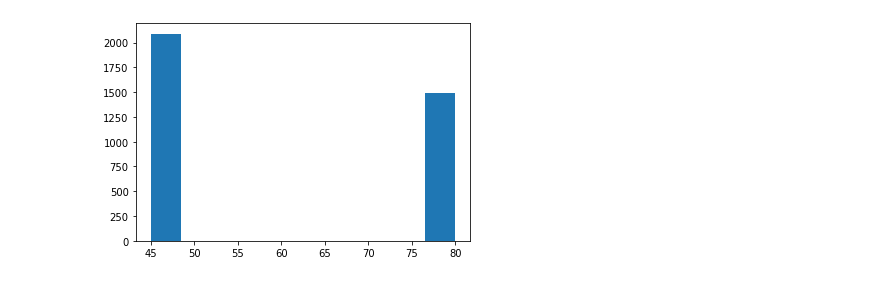
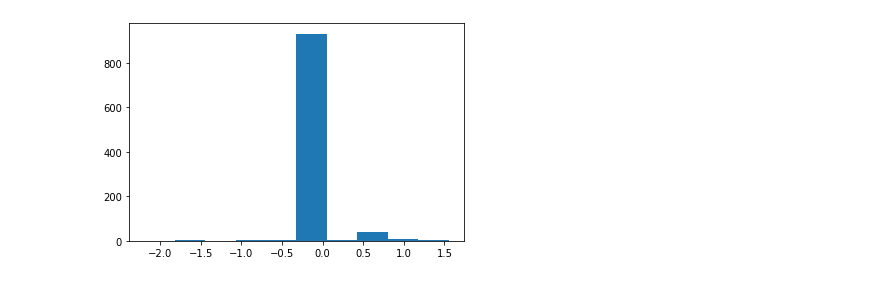
Before and after one commit to nsmith-/boostedhiggs, a Jupyter notebook: binder/checkvariables.ipynb, the cells around one changed output. Saved outputs shown, nothing was run; the diff lists cells and outputs as text; code cells hidden in the pictures.

```diff
--- a/binder/checkvariables.ipynb
+++ b/binder/checkvariables.ipynb
@@ -16,18 +93,18 @@ events = buildevents(df)
 # %%
-leadingmuon = events.muons.pad(1, clip=True).flatten()
-leadingjet = events.fatjets.pad(1, clip=True).flatten()
-met = events.met
+leadingmuon = events.Muon.pad(1, clip=True).flatten()
+leadingjet = events.FatJet.pad(1, clip=True).flatten()
+met = events.MET
 # %%
 from uproot_methods import TLorentzVectorArray
 # %%
 joffshell = leadingjet.msoftdrop < 125/2  # halfway point between offshell and onshell W
 massassumption = 80.*joffshell + (125 - 80.)*~joffshell
-x = massassumption**2/(2*leadingmuon.p4.pt*met.rho) + np.cos(leadingmuon.p4.phi - met.phi)
+x = massassumption**2/(2*leadingmuon.pt*met.rho) + np.cos(leadingmuon.phi - met.phi)
 met_eta = (
-    (x < 1)*np.arcsinh(x*np.sinh(leadingmuon.p4.eta))
+    (x < 1)*np.arcsinh(x*np.sinh(leadingmuon.eta))
     + (x > 1)*(
-        leadingmuon.p4.eta
-        - np.sign(leadingmuon.p4.eta)*np.arccosh(leadingmuon.p4.eta)
+        leadingmuon.eta
+        - np.sign(leadingmuon.eta)*np.arccosh(leadingmuon.eta)
     )
 )
 met_p4 = TLorentzVectorArray.from_ptetaphim(met.rho, met_eta.fillna(0.), met.phi, np.zeros(met.size))
@@ -38,5 +115,5 @@ leadingmuon
-# %%
-plt.hist(massassumption.fillna(np.nan));
-# %% [output]
-[figure, removed]
+# %%
+plt.hist(met_p4.eta);
+# %% [output]
+[figure, added]
 # %%
```
Also changed, not shown: parts of 29 cells of this notebook, 6 other files.
